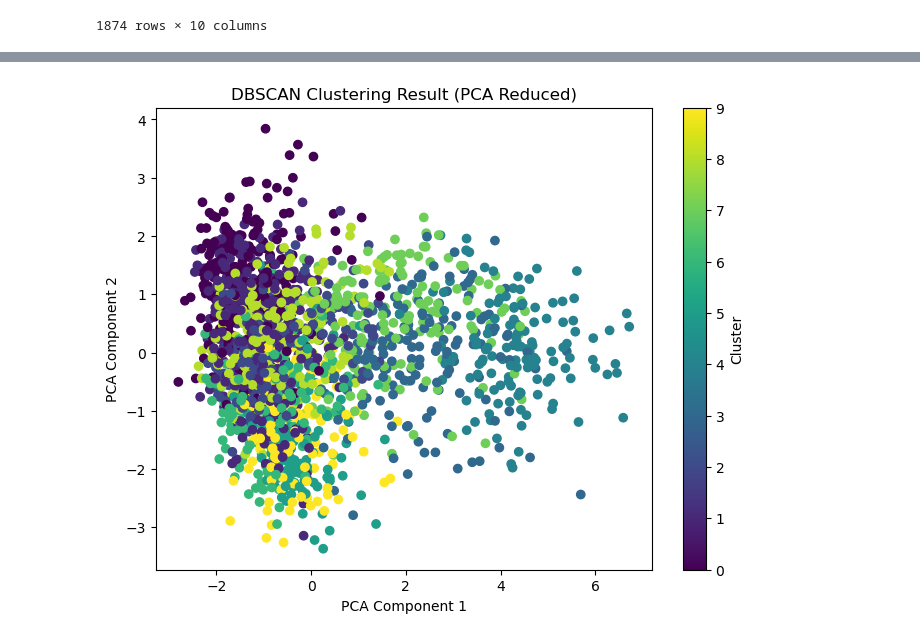
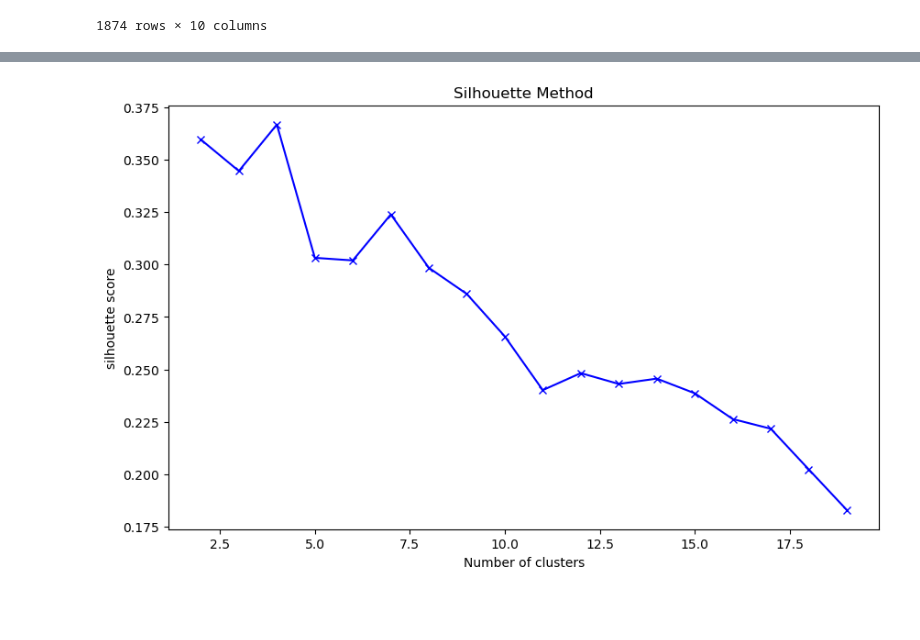
Before and after one commit to SandraGdd/Song-Recommandation, a Jupyter notebook: Casestudy.ipynb, the cells around one changed output, grey strips where cells are left out. Saved outputs shown, nothing was run; the diff lists cells and outputs as text; code cells hidden in the pictures; blank space fills up the shorter version.

```diff
--- a/Casestudy.ipynb
+++ b/Casestudy.ipynb
@@ -818,4 +769,0 @@ from sklearn import cluster
-# %%
-agglomerative = AgglomerativeClustering(n_clusters=10, linkage='ward')
-df_scaled['Agglomerativ_Clustering'] = agglomerative.fit_predict(df_scaled[['danceability', 'energy', 'key', 'loudness',
-                  'mode', 'speechiness', 'acousticness', 'instrumentalness', 'valence', 'tempo']])
@@ -845,21 +770,19 @@ from sklearn.cluster import DBSCAN
-# %%
-dbscan = DBSCAN(eps=0.8, min_samples=5)
-df_scaled['DBSCAN'] = dbscan.fit_predict(df_scaled[['danceability', 'energy', 'key', 'loudness',
-                  'mode', 'speechiness', 'acousticness', 'instrumentalness', 'valence', 'tempo']])
-# %%
-# PCA for Dimensionreduxtion 2D
-pca = PCA(n_components=2)
-reduced_data = pca.fit_transform(df_scaled[['danceability', 'energy', 'key', 'loudness',
-                  'mode', 'speechiness', 'acousticness', 'instrumentalness', 'valence', 'tempo']])
-df_scaled['DBSCAN'] = agglomerative.labels_
-
-# Scatterplot
-plt.figure(figsize=(8, 6))
-plt.scatter(reduced_data[:, 0], reduced_data[:, 1], c=df_scaled['DBSCAN'], cmap='viridis')
-plt.title('DBSCAN Clustering Result (PCA Reduced)')
-plt.xlabel('PCA Component 1')
-plt.ylabel('PCA Component 2')
-plt.colorbar(label='Cluster')
-plt.show()
-# %% [output]
-[figure, removed]
+# %%
+# Silhouette Method
+K = range(2, 20)
+silhouette = []
+
+for k in K:
+    kmeans = KMeans(n_clusters=k,
+                    random_state=1234, n_init='auto')
+    kmeans.fit(df_scaled)
+    silhouette.append(silhouette_score((df_scaled), kmeans.predict((df_scaled))))
+
+plt.figure(figsize=(10, 6))
+plt.plot(K, silhouette, 'bx-')  # Verwende K und SSE
+plt.title('Silhouette Method')
+plt.xlabel('Number of clusters')
+plt.ylabel('silhouette score')
+plt.show()
+# %% [output]
+[figure, added]
```
Also changed, not shown: parts of 48 cells of this notebook, 4 other files.
